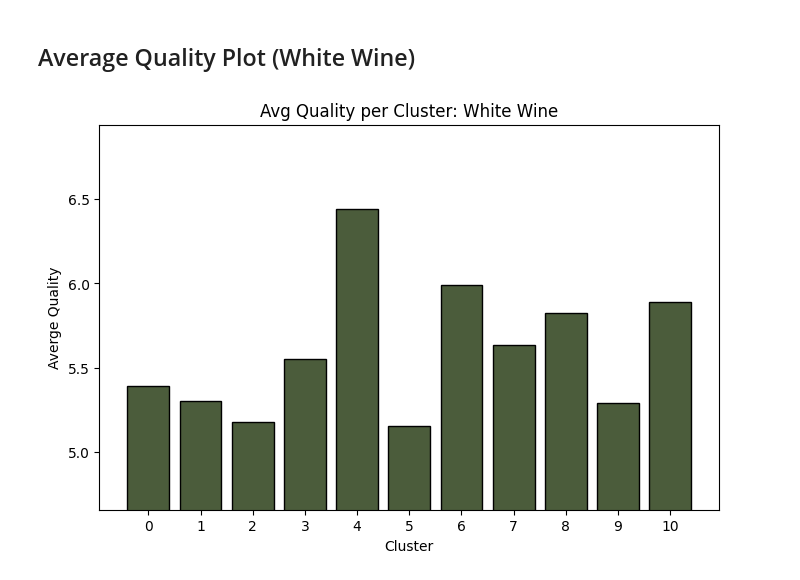
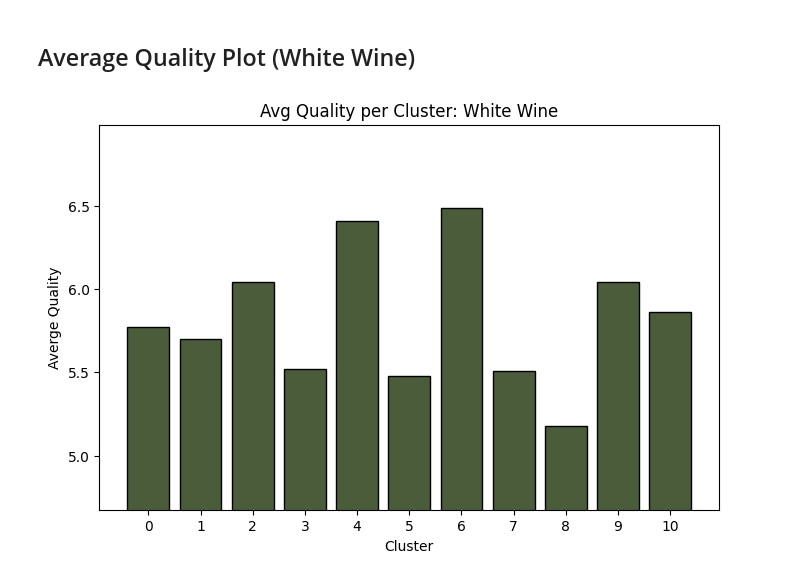
Before and after one commit to rochellew/csci_5260_project_4, a Jupyter notebook: project4_clustering.ipynb, the cells around one changed output. Saved outputs shown, nothing was run; the diff lists cells and outputs as text; code cells hidden in the pictures.

```diff
--- a/project4_clustering.ipynb
+++ b/project4_clustering.ipynb
@@ -175,6 +175,6 @@ plot_quality(avg_red_df, "Red Wine")
 # %% [markdown]
 ## Average Quality Plot (White Wine)
 # %%
-plot_quality(avg_red_df, "White Wine")
+plot_quality(avg_white_df, "White Wine")
 # %% [output]
-[figure, old version]
+[figure, new version]
```
